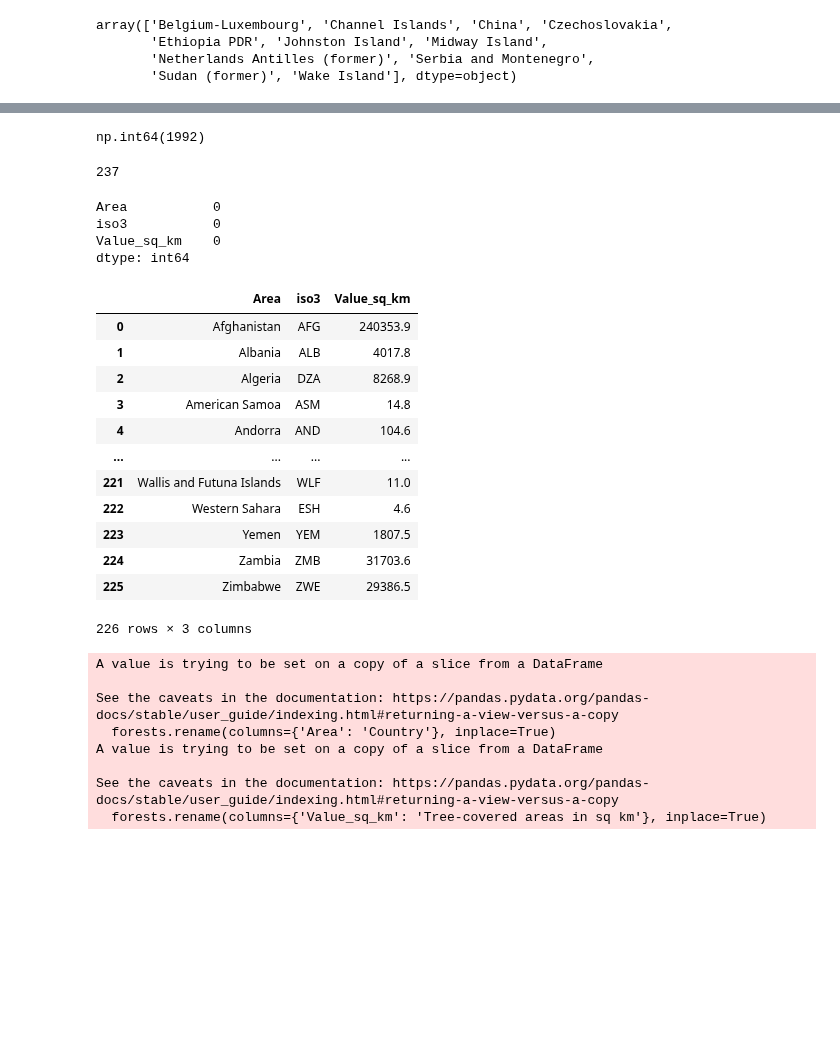
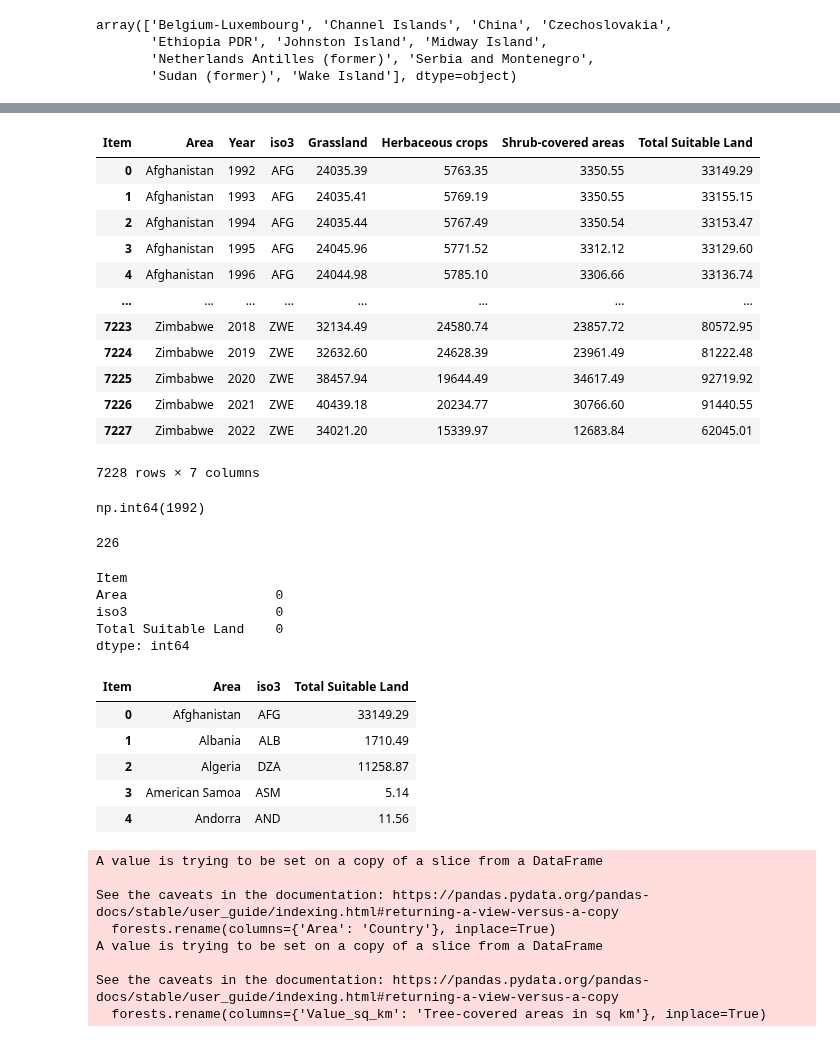
Before and after one commit to ZeliaDec/DataScience, a Jupyter notebook: Data_Notebook.ipynb, the cells around one changed output, grey strips where cells are left out. Cells and saved outputs as stored; diff of their text form; code cells hidden in the pictures; blank space fills up the shorter version.

```diff
--- a/Data_Notebook.ipynb
+++ b/Data_Notebook.ipynb
@@ -713,4 +775,5 @@ array(['Belgium-Luxembourg', 'Channel Islands', 'China', 'Czechoslovakia',
        'Sudan (former)', 'Wake Island'], dtype=object)
 # %%
 # Convert 'Value' from hectares to square meters
-landcover_data['Value_sq_km'] = landcover_data['Value'] * 10# 1 hectare = 10,000 square meters
+#landcover_data['Value_sq_km'] = landcover_data['Value'] * 10# 1 hectare = 10,000 square meters
+landcover_data['Value_sq_km'] = landcover_data['Value'] * 0.01
@@ -717,4 +791,30 @@ landcover_data['Value_sq_km'] = landcover_data['Value'] * 10# 1 hectare = 10,000
 # %%
-suitable_categories = ['Herbaceous Crops', 'Grassland', 'Shrubland']
+suitable_categories = ['Herbaceous crops', 'Grassland', 'Shrub-covered areas']
 suitable_land = landcover_data[landcover_data['Item'].isin(suitable_categories)]
+# %%
+# Pivot the data to have categories as columns
+pivoted_suitable_land = suitable_land.pivot_table(index=['Area', 'Year', 'iso3'], columns='Item', values='Value', aggfunc='sum').reset_index()
+
+# Fill NaN values with 0
+pivoted_suitable_land = pivoted_suitable_land.fillna(0)
+
+# Sum the suitable categories for each country and year
+pivoted_suitable_land['Total Suitable Land'] = pivoted_suitable_land['Herbaceous crops'] + pivoted_suitable_land['Grassland'] + pivoted_suitable_land['Shrub-covered areas']
+
+# Display the updated DataFrame
+pivoted_suitable_land
+# %% [output]
+| Item | Area | Year | iso3 | Grassland | Herbaceous crops | Shrub-covered areas | Total Suitable Land |
+| 0 | Afghanistan | 1992 | AFG | 24035.39 | 5763.35 | 3350.55 | 33149.29 |
+| 1 | Afghanistan | 1993 | AFG | 24035.41 | 5769.19 | 3350.55 | 33155.15 |
+| 2 | Afghanistan | 1994 | AFG | 24035.44 | 5767.49 | 3350.54 | 33153.47 |
+| 3 | Afghanistan | 1995 | AFG | 24045.96 | 5771.52 | 3312.12 | 33129.60 |
+| 4 | Afghanistan | 1996 | AFG | 24044.98 | 5785.10 | 3306.66 | 33136.74 |
+| ... | ... | ... | ... | ... | ... | ... | ... |
+| 7223 | Zimbabwe | 2018 | ZWE | 32134.49 | 24580.74 | 23857.72 | 80572.95 |
+| 7224 | Zimbabwe | 2019 | ZWE | 32632.60 | 24628.39 | 23961.49 | 81222.48 |
+| 7225 | Zimbabwe | 2020 | ZWE | 38457.94 | 19644.49 | 34617.49 | 92719.92 |
+| 7226 | Zimbabwe | 2021 | ZWE | 40439.18 | 20234.77 | 30766.60 | 91440.55 |
+| 7227 | Zimbabwe | 2022 | ZWE | 34021.20 | 15339.97 | 12683.84 | 62045.01 |
+7228 rows × 7 columns
 # %%
@@ -722,36 +822,30 @@ suitable_land["Year"].min()
 # %% [output]
 np.int64(1992)
 # %%
-suitable_land[suitable_land["Year"]==1992]["Area"].nunique()
+pivoted_suitable_land[pivoted_suitable_land["Year"]==1992]["Area"].nunique()
 # %% [output]
-237
+226
 # %%
-suitable_land = suitable_land[suitable_land["Year"]==1992]
-suitable_land = suitable_land[["Area", "iso3", "Value_sq_km"]]
-suitable_land = suitable_land.dropna()
-suitable_land.isnull().sum()
+pivoted_suitable_land = pivoted_suitable_land[pivoted_suitable_land["Year"]==1992]
+pivoted_suitable_land = pivoted_suitable_land[["Area", "iso3", "Total Suitable Land"]]
+pivoted_suitable_land = pivoted_suitable_land.dropna()
+pivoted_suitable_land.isnull().sum()
 # %% [output]
-Area           0
-iso3           0
-Value_sq_km    0
+Item
+Area                   0
+iso3                   0
+Total Suitable Land    0
 dtype: int64
 # %%
-suitable_land.reset_index(drop = True, inplace = True)
-suitable_land
+pivoted_suitable_land.reset_index(drop = True, inplace = True)
+pivoted_suitable_land.head()
 # %% [output]
-|  | Area | iso3 | Value_sq_km |
-| 0 | Afghanistan | AFG | 240353.9 |
-| 1 | Albania | ALB | 4017.8 |
-| 2 | Algeria | DZA | 8268.9 |
-| 3 | American Samoa | ASM | 14.8 |
-| 4 | Andorra | AND | 104.6 |
-| ... | ... | ... | ... |
-| 221 | Wallis and Futuna Islands | WLF | 11.0 |
-| 222 | Western Sahara | ESH | 4.6 |
-| 223 | Yemen | YEM | 1807.5 |
-| 224 | Zambia | ZMB | 31703.6 |
-| 225 | Zimbabwe | ZWE | 29386.5 |
+| Item | Area | iso3 | Total Suitable Land |
+| 0 | Afghanistan | AFG | 33149.29 |
+| 1 | Albania | ALB | 1710.49 |
+| 2 | Algeria | DZA | 11258.87 |
+| 3 | American Samoa | ASM | 5.14 |
+| 4 | Andorra | AND | 11.56 |
-226 rows × 3 columns
 # %%
 #hetero_var = suitable_land.groupby(by=['Area','iso3','Year'])['Value_sq_km'].sum().reset_index()
 # %%
```
Also changed, not shown: parts of 34 cells of this notebook, 2 other files.
